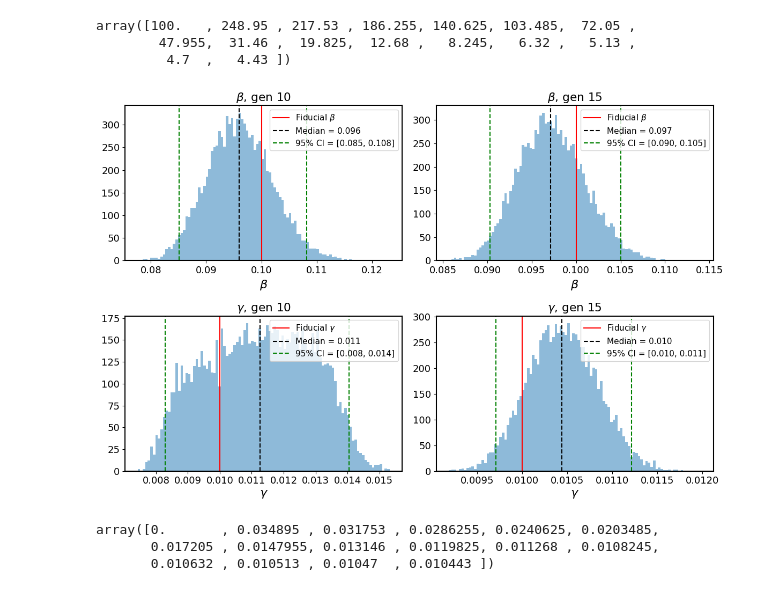
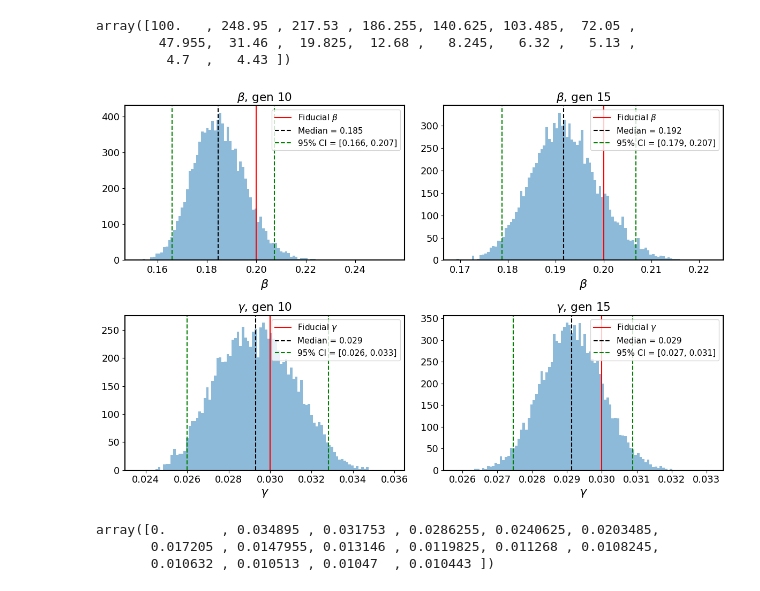
Before and after one commit to Berto70/abc_sir, a Jupyter notebook: py_code/abc_test.ipynb, the cells around one changed output. Cells and saved outputs as stored; diff of their text form; code cells hidden in the pictures.

```diff
--- a/py_code/abc_test.ipynb
+++ b/py_code/abc_test.ipynb
@@ -803,7 +803,7 @@ plt.hist2d(data_cc['beta'], data_cc['gamma'], bins=int(np.sqrt(len(data_cc['beta
 plt.plot(0.1, 0.01, 'o', color='red')
 plt.show()
 # %%
-path = "/home/ubuntu/abc_sir/c_code/abc_smc_data/10k_0.1_0.01"
+path = "/home/ubuntu/abc_sir/c_code/abc_smc_data/10k_0.2_0.03"
 
 gen_0 = pd.read_csv(path + '/accepted_params_gen_0.csv')
 gen_1 = pd.read_csv(path + '/accepted_params_gen_1.csv')
@@ -954,7 +948,7 @@ beta_gen_15 = gen_15['beta'].quantile([0.025, 0.975])
 gamma_gen_15 = gen_15['gamma'].quantile([0.025, 0.975])
 
 ax[0,0].hist(gen_10['beta'], bins=100, alpha=0.5, color='tab:blue')
-ax[0,0].axvline(0.1, color='red', label=r'Fiducial $\beta$')
+ax[0,0].axvline(0.2, color='red', label=r'Fiducial $\beta$')
 ax[0,0].axvline(gen_10['beta'].median(), color='black', linestyle='dashed', label=f'Median = {gen_10["beta"].median():.3f}')
 ax[0,0].axvline(beta_gen_10[0.025], color='green', linestyle='dashed', label=f'95% CI = [{beta_gen_10[0.025]:.3f}, {beta_gen_10[0.975]:.3f}]')
 ax[0,0].axvline(beta_gen_10[0.975], color='green', linestyle='dashed')
@@ -964,39 +958,39 @@ ax[0,0].set_title(r'$\beta$, gen 10')
 # ax[0,0].set_xlim(-0.05, 0.9)
 
 ax[0,1].hist(gen_15['beta'], bins=100, alpha=0.5, color='tab:blue')
-ax[0,1].axvline(0.1, color='red', label=r'Fiducial $\beta$')
+ax[0,1].axvline(0.2, color='red', label=r'Fiducial $\beta$')
 ax[0,1].axvline(gen_15['beta'].median(), color='black', linestyle='dashed', label=f'Median = {gen_15["beta"].median():.3f}')
 ax[0,1].axvline(beta_gen_15[0.025], color='green', linestyle='dashed', label=f'95% CI = [{beta_gen_15[0.025]:.3f}, {beta_gen_15[0.975]:.3f}]')
 ax[0,1].axvline(beta_gen_15[0.975], color='green', linestyle='dashed')
 ax[0,1].set_xlabel(r'$\beta$')
 ax[0,1].legend(loc='upper right', fontsize=11)
 ax[0,1].set_title(r'$\beta$, gen 15')
 # ax[0,1].set_xlim(-0.05, 0.9)
 
 ax[1,0].hist(gen_10['gamma'], bins=100, alpha=0.5, color='tab:blue')
-ax[1,0].axvline(0.01, color='red', label=r'Fiducial $\gamma$')
+ax[1,0].axvline(0.03, color='red', label=r'Fiducial $\gamma$')
 ax[1,0].axvline(gen_10['gamma'].median(), color='black', linestyle='dashed', label=f'Median = {gen_10["gamma"].median():.3f}')
 ax[1,0].axvline(gamma_gen_10[0.025], color='green', linestyle='dashed', label=f'95% CI = [{gamma_gen_10[0.025]:.3f}, {gamma_gen_10[0.975]:.3f}]')
 ax[1,0].axvline(gamma_gen_10[0.975], color='green', linestyle='dashed')
 ax[1,0].set_xlabel(r'$\gamma$')
 ax[1,0].legend(loc='upper right', fontsize=11)
 ax[1,0].set_title(r'$\gamma$, gen 10')
 # ax[1,0].set_xlim(-0.005, 0.3)
 
 ax[1,1].hist(gen_15['gamma'], bins=100, alpha=0.5, color='tab:blue')
-ax[1,1].axvline(0.01, color='red', label=r'Fiducial $\gamma$')
+ax[1,1].axvline(0.03, color='red', label=r'Fiducial $\gamma$')
 ax[1,1].axvline(gen_15['gamma'].median(), color='black', linestyle='dashed', label=f'Median = {gen_15["gamma"].median():.3f}')
 ax[1,1].axvline(gamma_gen_15[0.025], color='green', linestyle='dashed', label=f'95% CI = [{gamma_gen_15[0.025]:.3f}, {gamma_gen_15[0.975]:.3f}]')
 ax[1,1].axvline(gamma_gen_15[0.975], color='green', linestyle='dashed')
 ax[1,1].set_xlabel(r'$\gamma$')
 ax[1,1].legend(loc='upper right', fontsize=11)
 ax[1,1].set_title(r'$\gamma$, gen 15')
 # ax[1,1].set_xlim(-0, 0.06)
 
 plt.tight_layout()
 plt.show()
 # %% [output]
-[figure, old version]
+[figure, new version]
 # %%
 median_gammas
 # %% [output]
```
Also changed, not shown: parts of 4 cells of this notebook.
